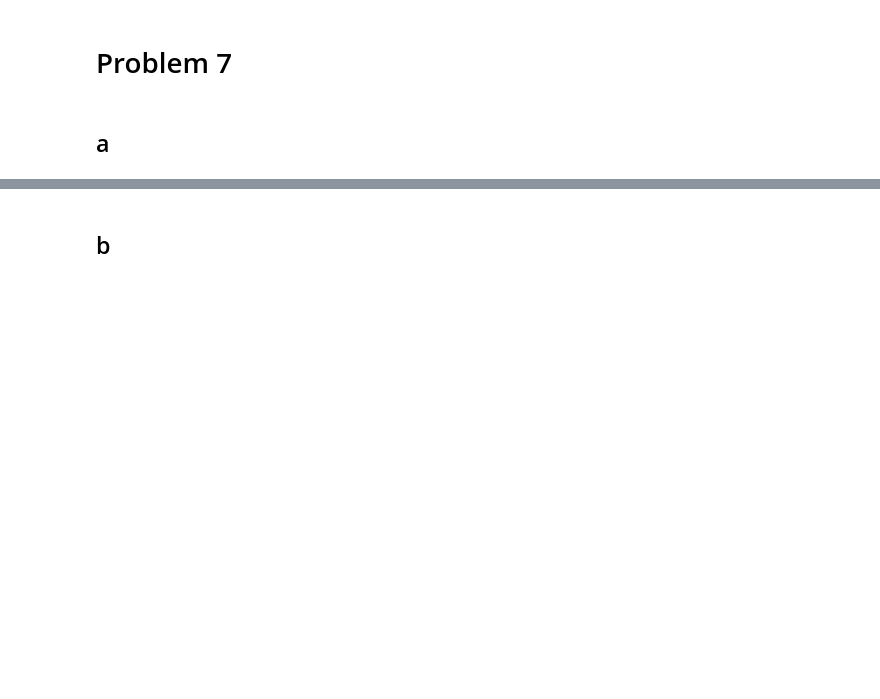
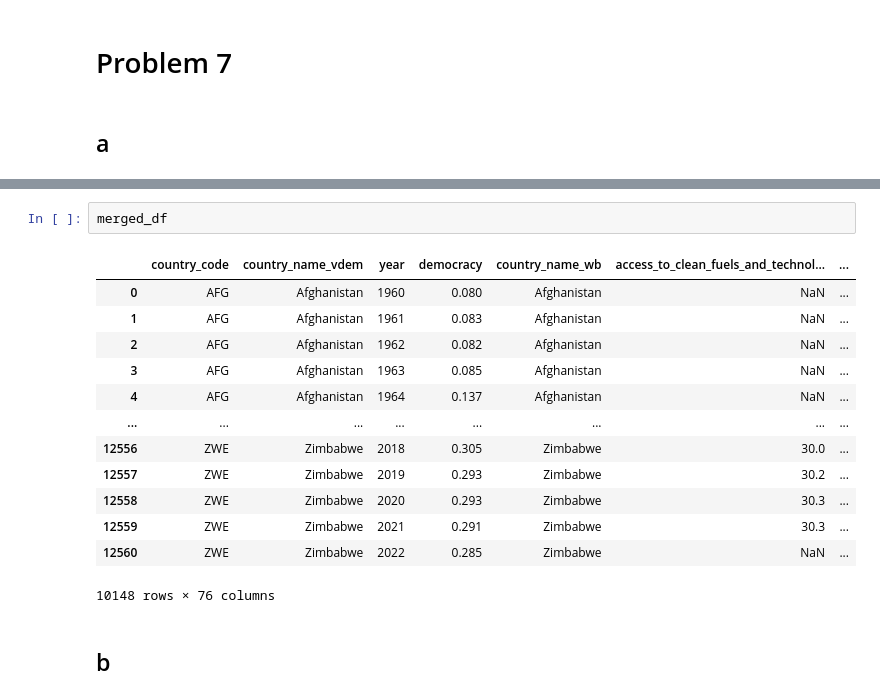
Before and after one commit to j-miskill/contrans, a Jupyter notebook: notebooks/lab3.ipynb, the cells around one changed output, grey strips where cells are left out. Cells and saved outputs as stored; diff of their text form; blank space fills up the shorter version.

```diff
--- a/notebooks/lab3.ipynb
+++ b/notebooks/lab3.ipynb
@@ -611,6 +679,22 @@ print(dbml_helper(data_one))
 # %% [output]
   country varchar
 democracy   float
+# %%
+merged_df
+# %% [output]
+|  | country_code | country_name_vdem | year | democracy | country_name_wb | access_to_clean_fuels_and_technol... | ... |
+| 0 | AFG | Afghanistan | 1960 | 0.080 | Afghanistan | NaN | ... |
+| 1 | AFG | Afghanistan | 1961 | 0.083 | Afghanistan | NaN | ... |
+| 2 | AFG | Afghanistan | 1962 | 0.082 | Afghanistan | NaN | ... |
+| 3 | AFG | Afghanistan | 1963 | 0.085 | Afghanistan | NaN | ... |
+| 4 | AFG | Afghanistan | 1964 | 0.137 | Afghanistan | NaN | ... |
+| ... | ... | ... | ... | ... | ... | ... | ... |
+| 12556 | ZWE | Zimbabwe | 2018 | 0.305 | Zimbabwe | 30.0 | ... |
+| 12557 | ZWE | Zimbabwe | 2019 | 0.293 | Zimbabwe | 30.2 | ... |
+| 12558 | ZWE | Zimbabwe | 2020 | 0.293 | Zimbabwe | 30.3 | ... |
+| 12559 | ZWE | Zimbabwe | 2021 | 0.291 | Zimbabwe | 30.3 | ... |
+| 12560 | ZWE | Zimbabwe | 2022 | 0.285 | Zimbabwe | NaN | ... |
+10148 rows × 76 columns
 # %% [markdown]
 ## b
 # %%
```
Also changed, not shown: parts of 40 cells of this notebook.
